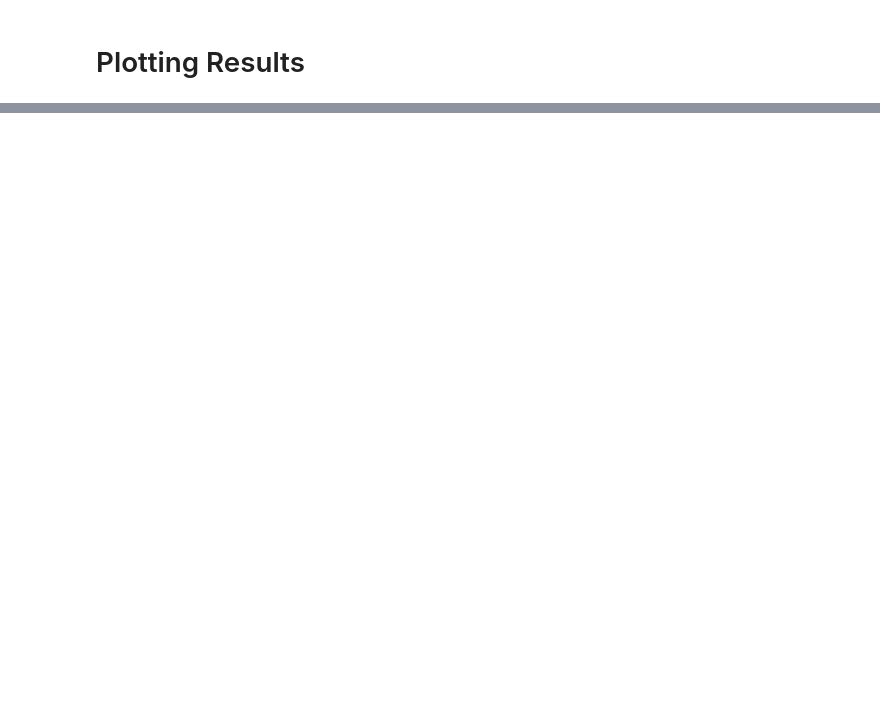
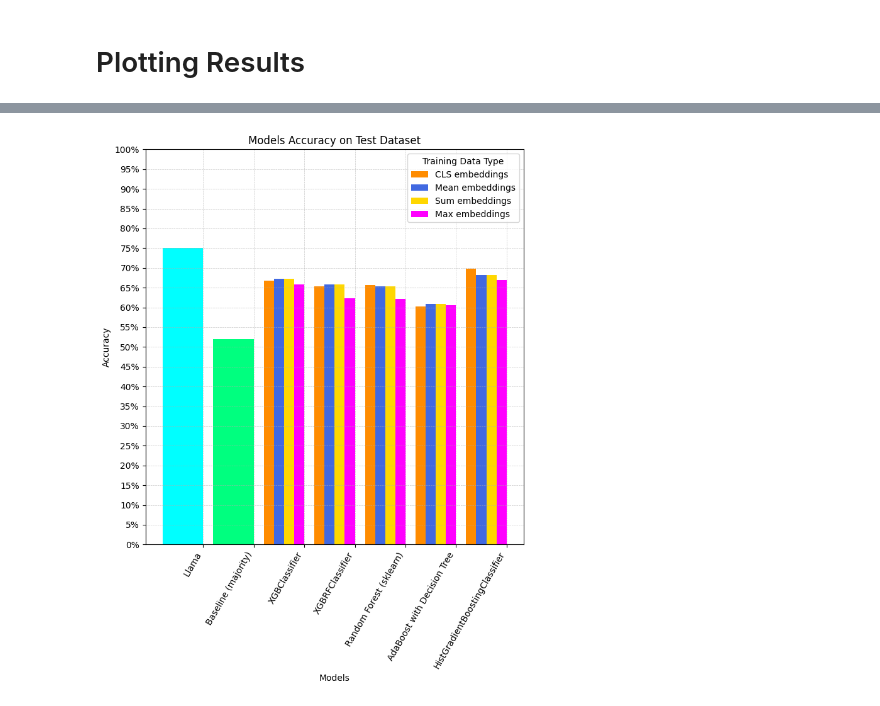
Before and after one commit to misosvec/ml-course-project, a Jupyter notebook: fsa.ipynb, the cells around one changed output, grey strips where cells are left out. Drawn from its saved outputs; the diff is of its cells as text; code cells hidden in the pictures; blank space fills up the shorter version.

Commit message:
HistGradientBoostedClassifier and plotting of results

```diff
--- a/fsa.ipynb
+++ b/fsa.ipynb
@@ -570,0 +501,79 @@ plt.show()
+# %%
+import matplotlib.pyplot as plt
+import numpy as np
+import matplotlib.ticker as mtick
+
+# Define the groups and sub_groups
+groups = ['Llama', 'Baseline (majority)', 'XGBClassifier', 'XGBRFClassifier', 'Random Forest (sklearn)',
+          'AdaBoost with Decision Tree', 'HistGradientBoostingClassifier']
+sub_groups = ['CLS embeddings', 'Mean embeddings', 'Sum embeddings', 'Max embeddings']
+
+# Use accuracy data
+accuracy = [[75.11, 75.11, 75.11, 75.11],
+            [51.94, 51.94, 51.94, 51.94],
+            [66.78, 67.23, 67.23, 65.75],
+            [65.29, 65.75, 65.75, 62.32],
+            [65.63, 65.41, 66.09, 62.10],
+            [60.27, 60.84, 60.84, 60.61],
+            [69.86, 68.26, 68.26, 66.89]
+            ]
+
+# Convert accuracy data to numpy array and scale for percentage representation
+accuracy = np.array(accuracy) / 100
+
+# Create positions for the bars
+x = np.arange(len(groups))  # Combine Baseline and LLama, so reduce group count by 1
+width = 0.2  # Reduced width for less spacing between bars
+
+# Create the plot
+fig, ax = plt.subplots(figsize=(7, 9))
+
+# Define colors for each sub_group
+colors = ['darkorange', 'royalblue', 'gold', 'fuchsia']
+
+
+# # Plot each sub_group as a set of bars
+# for i in range(len(sub_groups)):
+#   ax.bar(x+ i * width, accuracy[:, i], width, label=sub_groups[i], color=colors[i])
+
+for i in range(len(sub_groups)):
+    for j in range(len(groups)):
+        bar = ax.bar(x[j] + i * width, accuracy[j, i], width, color=colors[i])
+        # Add vertical percentage label inside the bar
+        ax.text(x[j] + i * width, accuracy[j, i] / 2, f'{accuracy[j, i] * 100:.2f}%',
+                ha='center', va='center', rotation=90, fontsize=8, color='white')
+
+for i in range(len(sub_groups)):
+  ax.bar(np.array([0])+ i * width, accuracy[0, i], width, label=sub_groups[i], color='cyan')
+
+
+for i in range(len(sub_groups)):
+  ax.bar(np.array([1])+ i * width, accuracy[1, i], width, label=sub_groups[i], color='springgreen')
+
+# Set axis labels and title
+ax.set_xlabel('Models')
+ax.set_ylabel('Accuracy')
+ax.set_title('Models Accuracy on Test Dataset')
+
+# Set x-ticks and rotate labels for better visibility
+ax.set_xticks(np.arange(len(groups)) + width * 3.5)  # Align x-ticks with groups
+ax.set_xticklabels(groups, rotation=60, ha='right')
+
+# Add legend for clarity
+ax.legend(title='Training Data Type', labels=sub_groups)
+
+# Set y-axis limits and format as percentage
+ax.set_ylim(0, 1)  # Set y-axis range (0-100% as 0-1)
+ax.yaxis.set_major_locator(mtick.MultipleLocator(0.05))  # Increment y-ticks by 1%
+ax.yaxis.set_major_formatter(mtick.PercentFormatter(1.0))  # Format y-axis as percentages
+
+# Add gridlines
+ax.grid(True, which='both', linestyle='--', linewidth=0.5, alpha=0.7)
+
+# Adjust layout for better fit
+plt.tight_layout()
+
+# Display the plot
+plt.show()
+# %% [output]
+[figure, added]
```
Also changed, not shown: parts of 19 cells of this notebook.
